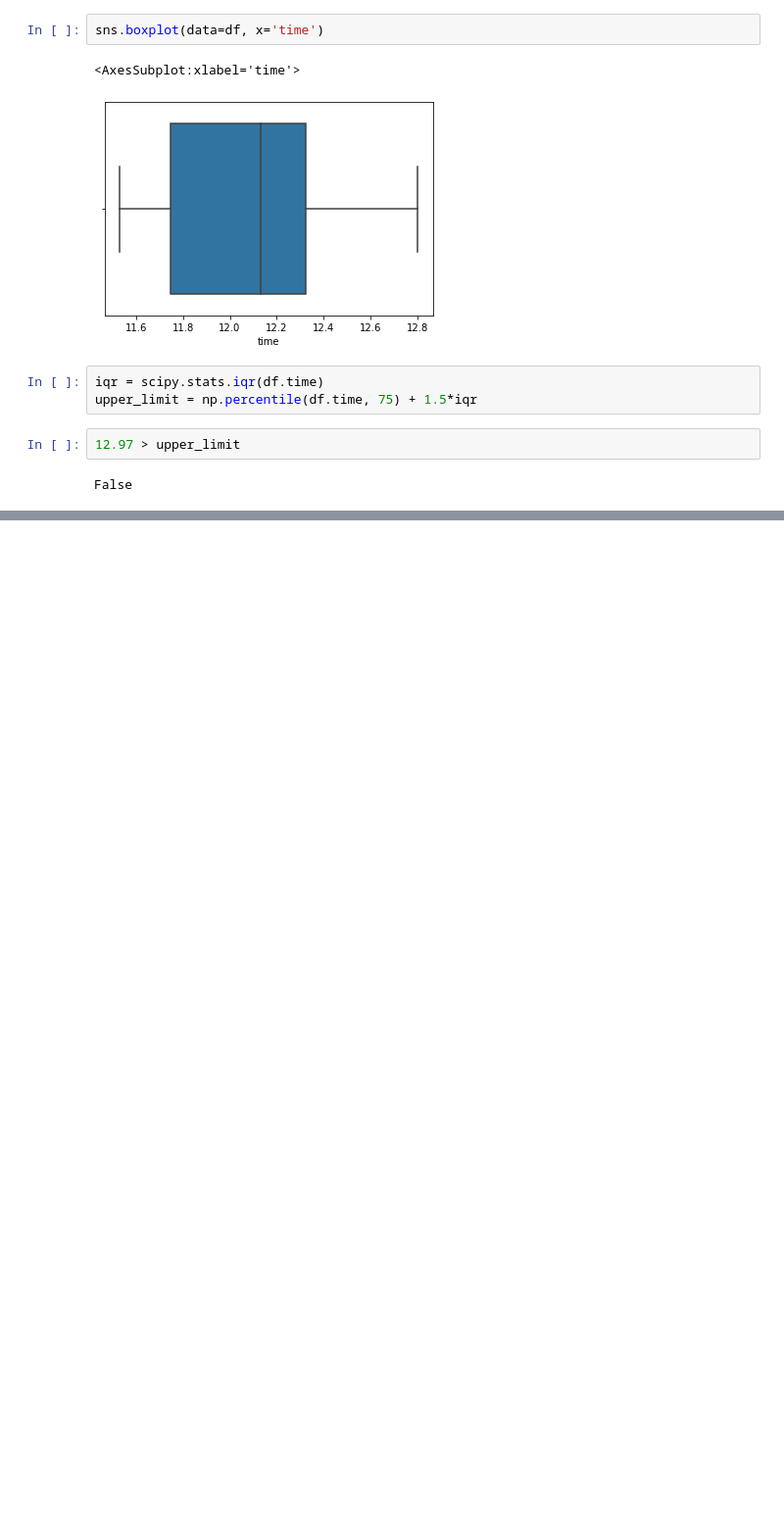
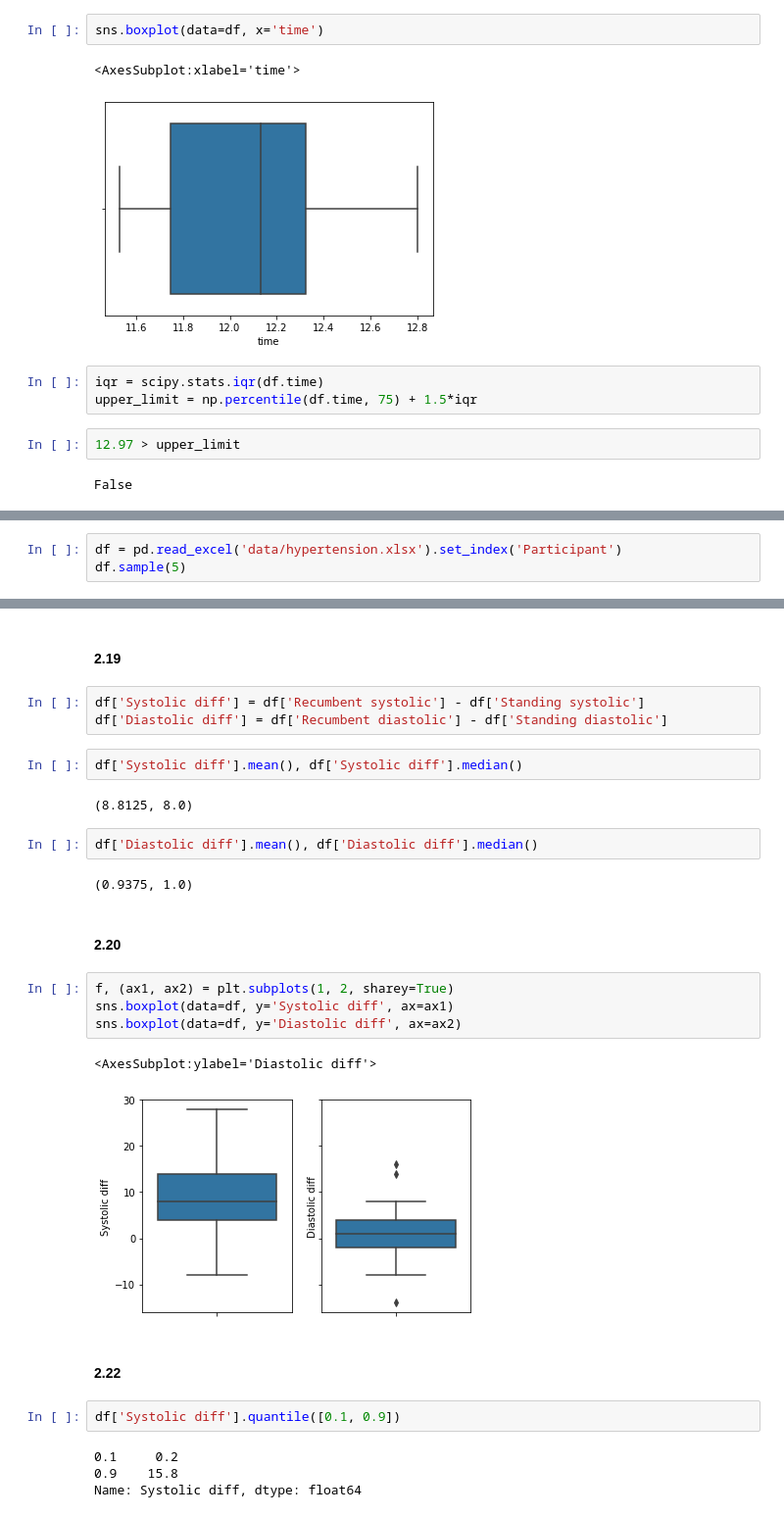
Before and after one commit to sendivogius/biostat, a Jupyter notebook: Chapter 2.ipynb, the cells around one changed output, grey strips where cells are left out. Shown: that part at 98% size. Saved outputs shown, nothing was run; the diff lists cells and outputs as text; blank space fills up the shorter version.

```diff
--- a/Chapter 2.ipynb
+++ b/Chapter 2.ipynb
@@ -139,0 +196,3 @@ False
+# %%
+df = pd.read_excel('data/hypertension.xlsx').set_index('Participant')
+df.sample(5)
@@ -139,0 +207,30 @@ False
+# %% [markdown]
+#### 2.19
+# %%
+df['Systolic diff'] = df['Recumbent systolic'] - df['Standing systolic']
+df['Diastolic diff'] = df['Recumbent diastolic'] - df['Standing diastolic']
+# %%
+df['Systolic diff'].mean(), df['Systolic diff'].median()
+# %% [output]
+(8.8125, 8.0)
+# %%
+df['Diastolic diff'].mean(), df['Diastolic diff'].median()
+# %% [output]
+(0.9375, 1.0)
+# %% [markdown]
+#### 2.20
+# %%
+f, (ax1, ax2) = plt.subplots(1, 2, sharey=True)
+sns.boxplot(data=df, y='Systolic diff', ax=ax1)
+sns.boxplot(data=df, y='Diastolic diff', ax=ax2)
+# %% [output]
+<AxesSubplot:ylabel='Diastolic diff'>
+[figure, added]
+# %% [markdown]
+#### 2.22
+# %%
+df['Systolic diff'].quantile([0.1, 0.9])
+# %% [output]
+0.1     0.2
+0.9    15.8
+Name: Systolic diff, dtype: float64
```
Also changed, not shown: parts of 20 cells of this notebook, 1 other file.
